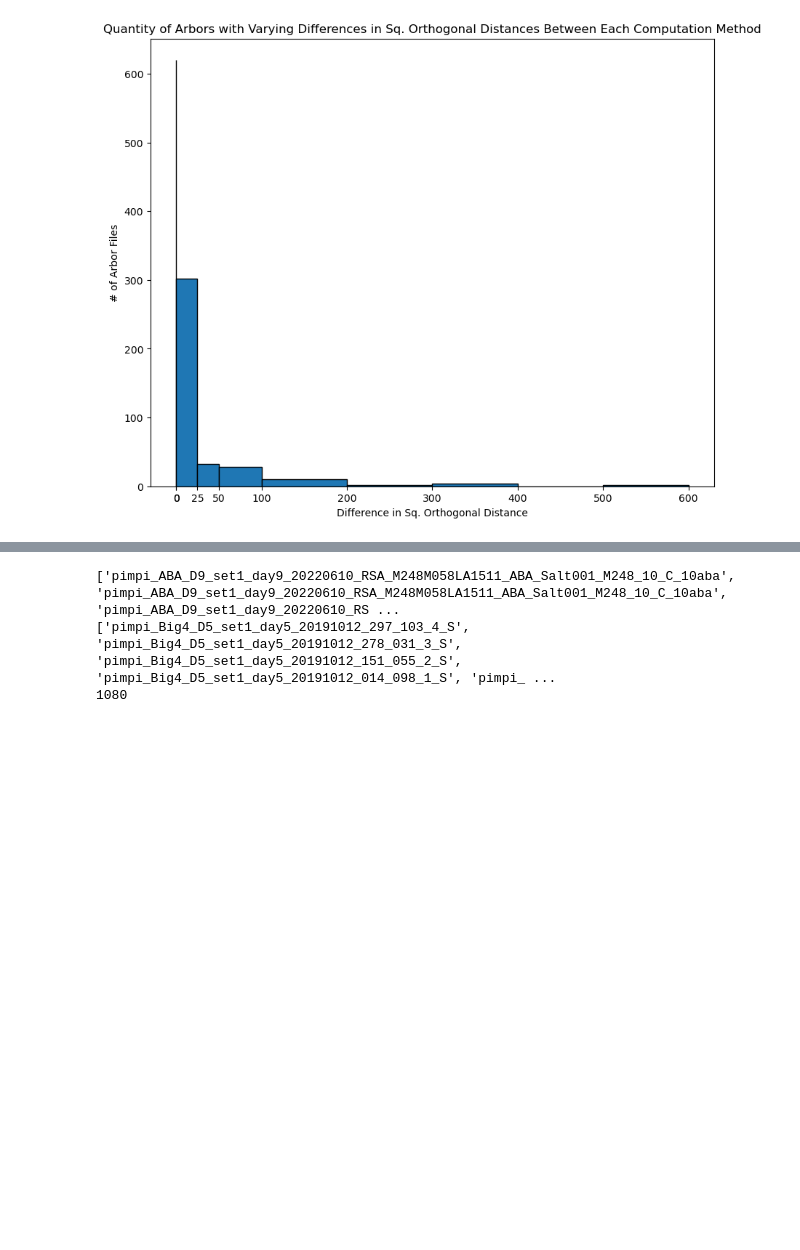
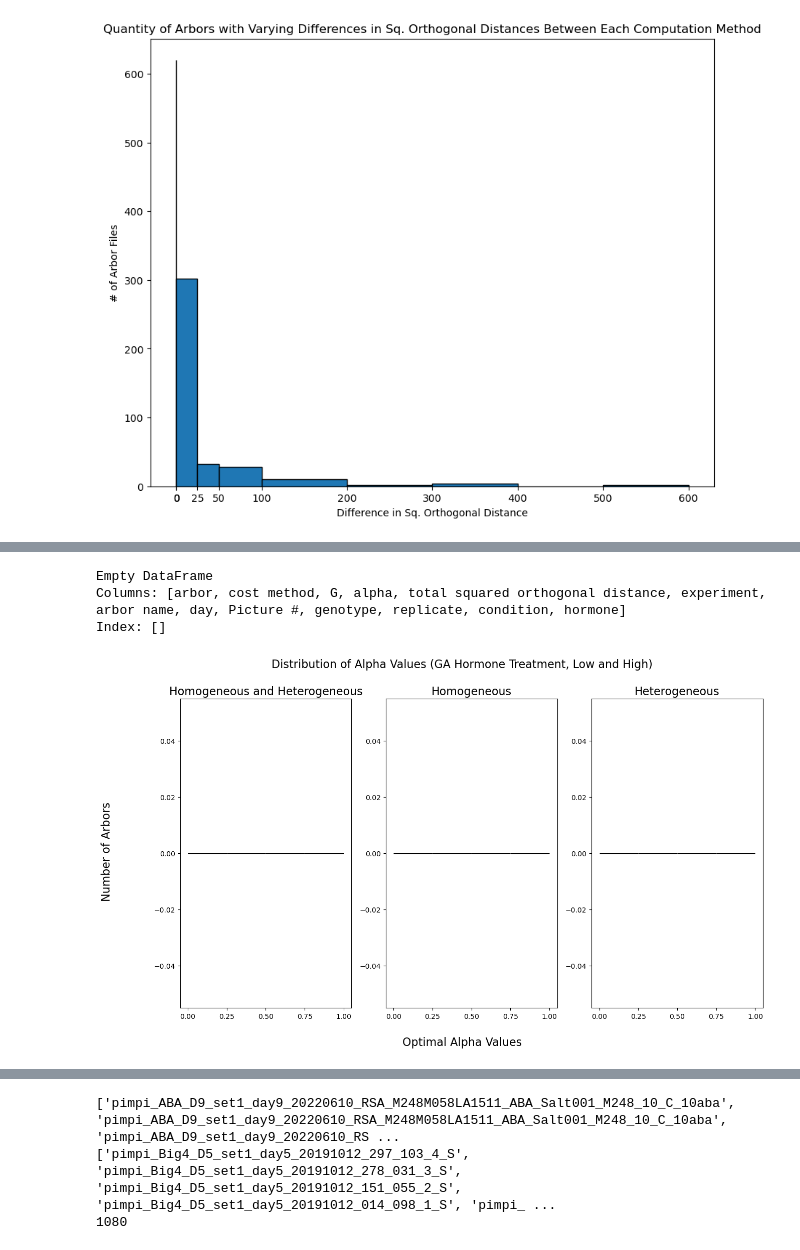
Before and after one commit to arjunc12/Plant-Architecture, a Jupyter notebook: heterogeneity_analysis.ipynb, the cells around one changed output, grey strips where cells are left out. Drawn from its saved outputs; the diff is of its cells as text; code cells hidden in the pictures; blank space fills up the shorter version.

```diff
--- a/heterogeneity_analysis.ipynb
+++ b/heterogeneity_analysis.ipynb
@@ -176,0 +217,8 @@ no_treatment = combined_df[combined_df["hormone"] == ""]
+# %%
+# Distribution of Alpha Values (GA Hormone Treatment, Low and High) << TODO: Run when ALL CSV files calculating homogeneous/heterogenous values have been generated
+distribution_of_alpha_values([" loga", " higa"], "Distribution of Alpha Values (GA Hormone Treatment, Low and High)")
+# %% [output]
+Empty DataFrame
+Columns: [arbor, cost method, G, alpha, total squared orthogonal distance, experiment, arbor name, day, Picture #, genotype, replicate, condition, hormone]
+Index: []
+[figure, added]
```
Also changed, not shown: parts of 8 cells of this notebook.
